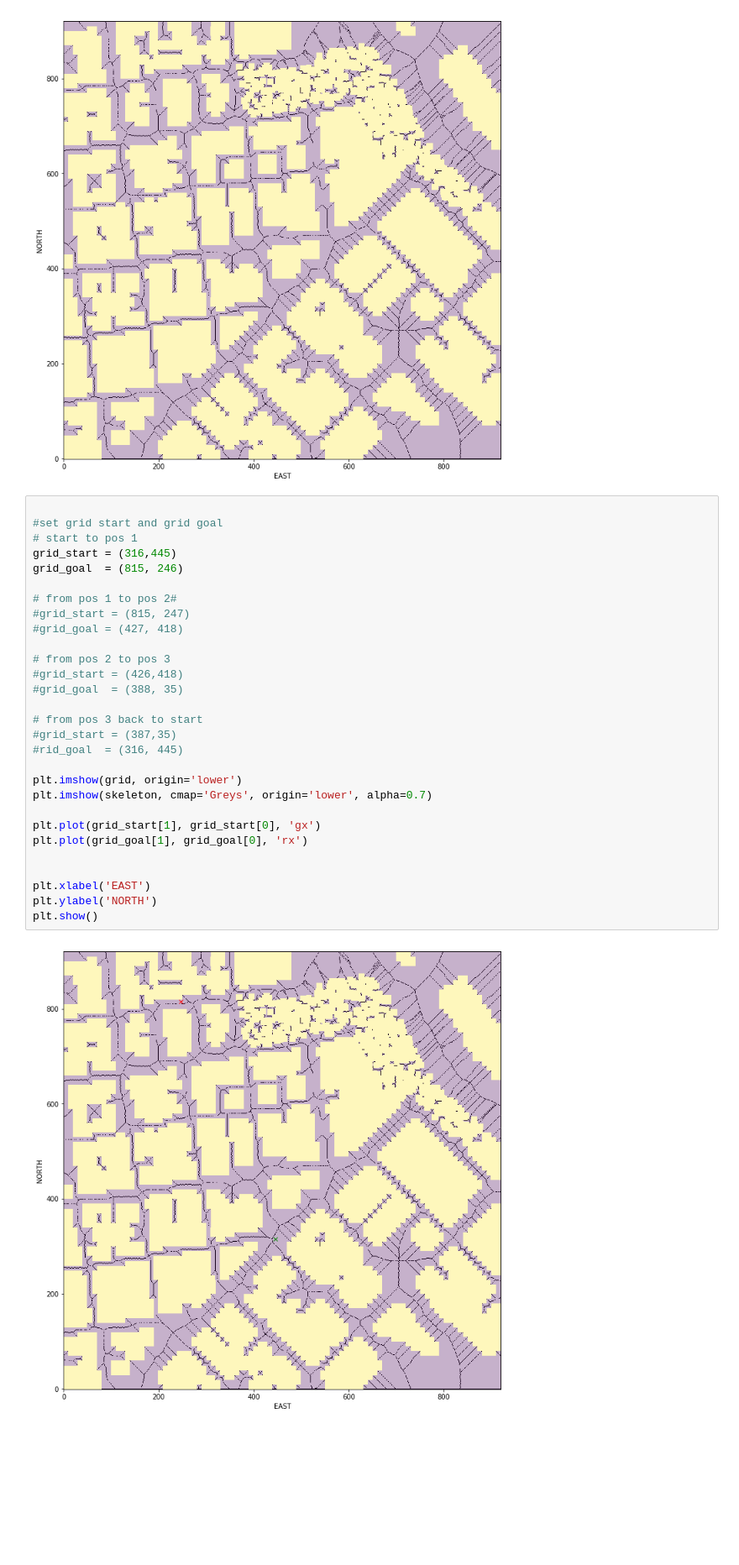
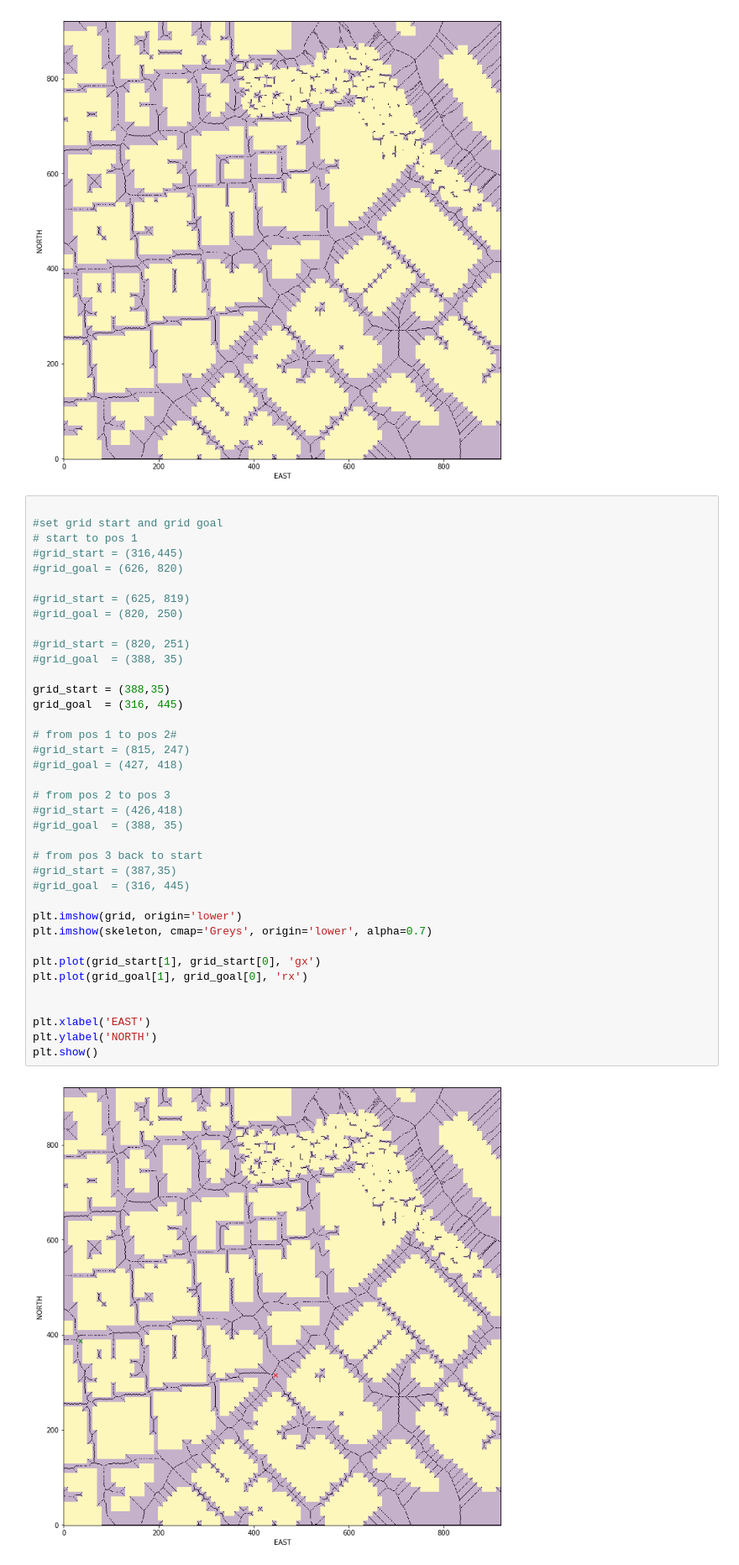
Before and after one commit to CDA70/Motion-Planning, a Jupyter notebook: main_motion_planner.ipynb, the cells around one changed output. Shown at 84% size. Cells and saved outputs as stored; diff of their text form; blank space fills up the shorter version.

```diff
--- a/main_motion_planner.ipynb
+++ b/main_motion_planner.ipynb
@@ -69,34 +69,43 @@ plt.show()
 # %%
 
 #set grid start and grid goal
 # start to pos 1
-grid_start = (316,445)
-grid_goal  = (815, 246)
+#grid_start = (316,445)
+#grid_goal = (626, 820)
+
+#grid_start = (625, 819)
+#grid_goal = (820, 250)
+
+#grid_start = (820, 251)
+#grid_goal  = (388, 35)
+
+grid_start = (388,35)
+grid_goal  = (316, 445)
 
 # from pos 1 to pos 2#
 #grid_start = (815, 247)
 #grid_goal = (427, 418)
 
 # from pos 2 to pos 3
 #grid_start = (426,418)
 #grid_goal  = (388, 35)
 
 # from pos 3 back to start
 #grid_start = (387,35)
-#rid_goal  = (316, 445)
+#grid_goal  = (316, 445)
 
 plt.imshow(grid, origin='lower')
 plt.imshow(skeleton, cmap='Greys', origin='lower', alpha=0.7)
 
 plt.plot(grid_start[1], grid_start[0], 'gx')
 plt.plot(grid_goal[1], grid_goal[0], 'rx')
 
 
 plt.xlabel('EAST')
 plt.ylabel('NORTH')
 plt.show()
 # %% [output]
-[figure, old version]
+[figure, new version]
 # %%
 skel_start, skel_goal = find_start_goal(skeleton, grid_start, grid_goal)
 
```
Also changed, not shown: parts of 4 cells of this notebook, 10 other files.
